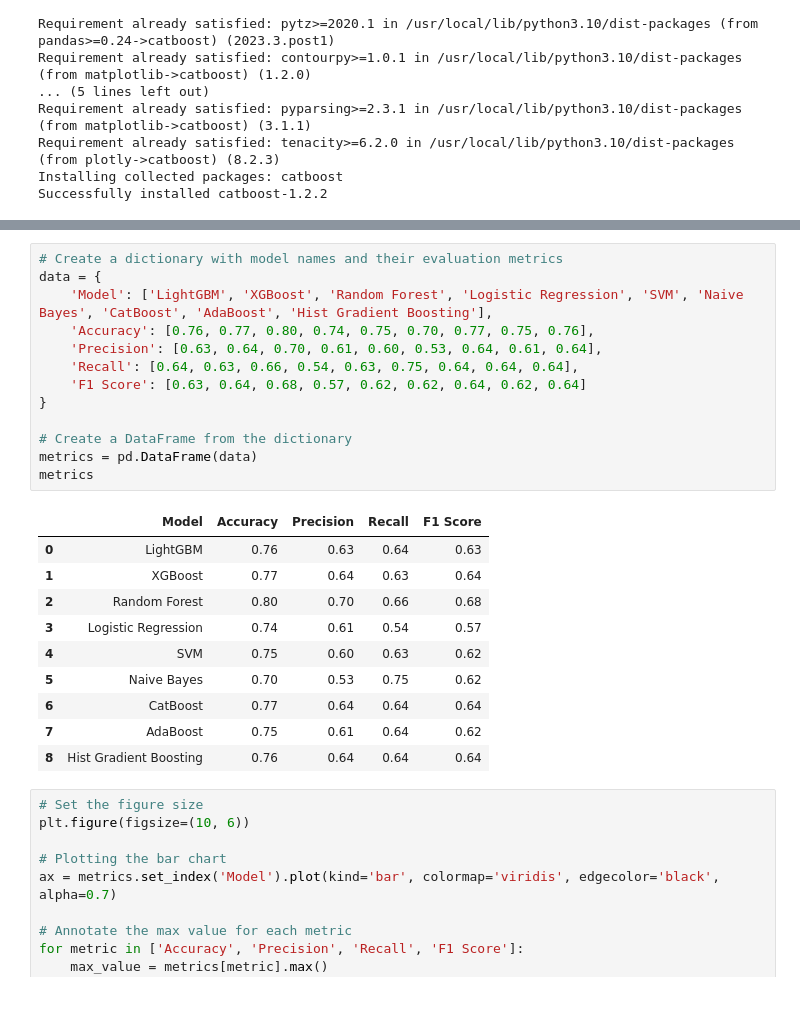
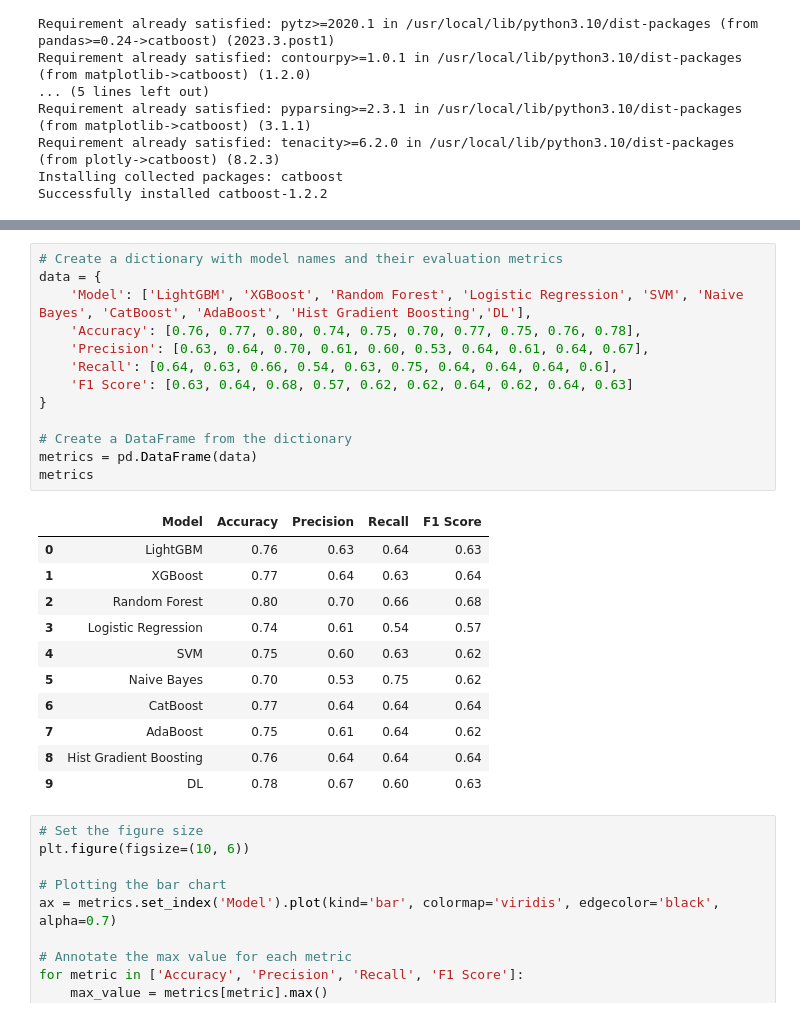
Before and after one commit to Sapphirine/202312-18-Predictive-Analytic-of-Amazon-Review-Helpfulness, a Jupyter notebook: ModelTraining.ipynb, the cells around one changed output, grey strips where cells are left out. Saved outputs shown, nothing was run; the diff lists cells and outputs as text.

```diff
--- a/ModelTraining.ipynb
+++ b/ModelTraining.ipynb
@@ -203,27 +203,28 @@ XGBoost:
 # %%
 # Create a dictionary with model names and their evaluation metrics
 data = {
-    'Model': ['LightGBM', 'XGBoost', 'Random Forest', 'Logistic Regression', 'SVM', 'Naive Bayes', 'CatBoost', 'AdaBoost', 'Hist Gradient Boosting'],
-    'Accuracy': [0.76, 0.77, 0.80, 0.74, 0.75, 0.70, 0.77, 0.75, 0.76],
-    'Precision': [0.63, 0.64, 0.70, 0.61, 0.60, 0.53, 0.64, 0.61, 0.64],
-    'Recall': [0.64, 0.63, 0.66, 0.54, 0.63, 0.75, 0.64, 0.64, 0.64],
-    'F1 Score': [0.63, 0.64, 0.68, 0.57, 0.62, 0.62, 0.64, 0.62, 0.64]
+    'Model': ['LightGBM', 'XGBoost', 'Random Forest', 'Logistic Regression', 'SVM', 'Naive Bayes', 'CatBoost', 'AdaBoost', 'Hist Gradient Boosting','DL'],
+    'Accuracy': [0.76, 0.77, 0.80, 0.74, 0.75, 0.70, 0.77, 0.75, 0.76, 0.78],
+    'Precision': [0.63, 0.64, 0.70, 0.61, 0.60, 0.53, 0.64, 0.61, 0.64, 0.67],
+    'Recall': [0.64, 0.63, 0.66, 0.54, 0.63, 0.75, 0.64, 0.64, 0.64, 0.6],
+    'F1 Score': [0.63, 0.64, 0.68, 0.57, 0.62, 0.62, 0.64, 0.62, 0.64, 0.63]
 }
 
 # Create a DataFrame from the dictionary
 metrics = pd.DataFrame(data)
 metrics
 # %% [output]
 |  | Model | Accuracy | Precision | Recall | F1 Score |
 | 0 | LightGBM | 0.76 | 0.63 | 0.64 | 0.63 |
 | 1 | XGBoost | 0.77 | 0.64 | 0.63 | 0.64 |
 | 2 | Random Forest | 0.80 | 0.70 | 0.66 | 0.68 |
 | 3 | Logistic Regression | 0.74 | 0.61 | 0.54 | 0.57 |
 | 4 | SVM | 0.75 | 0.60 | 0.63 | 0.62 |
 | 5 | Naive Bayes | 0.70 | 0.53 | 0.75 | 0.62 |
 | 6 | CatBoost | 0.77 | 0.64 | 0.64 | 0.64 |
 | 7 | AdaBoost | 0.75 | 0.61 | 0.64 | 0.62 |
 | 8 | Hist Gradient Boosting | 0.76 | 0.64 | 0.64 | 0.64 |
+| 9 | DL | 0.78 | 0.67 | 0.60 | 0.63 |
 # %%
 # Set the figure size
 plt.figure(figsize=(10, 6))
```
Also changed, not shown: parts of 2 cells of this notebook.
